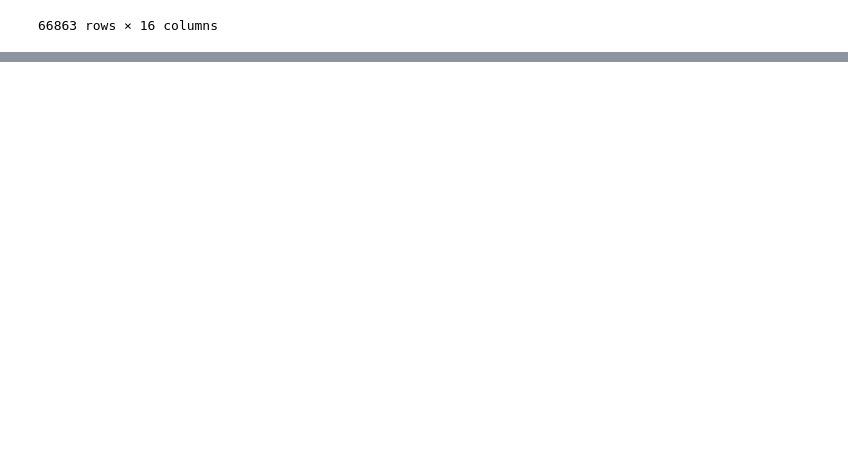
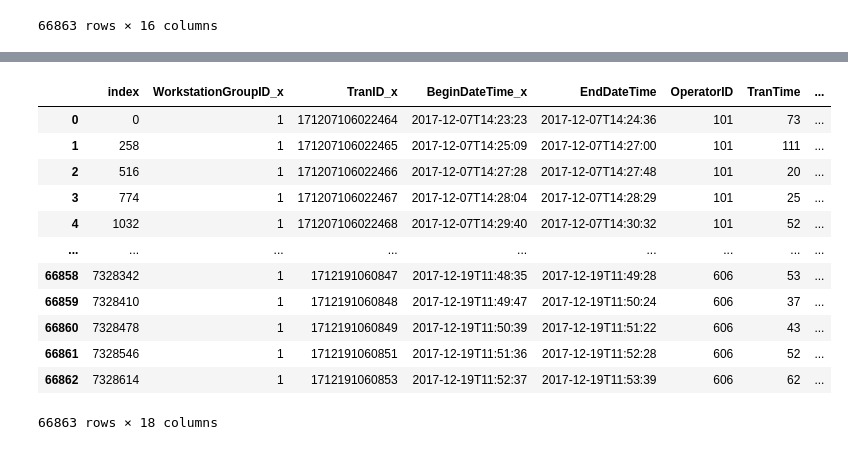
Before and after one commit to Sadanan643021272-0/python_dataviz2023, a Jupyter notebook: Final2023_DataViz.ipynb, the cells around one changed output, grey strips where cells are left out. Cells and saved outputs as stored; diff of their text form; code cells hidden in the pictures; blank space fills up the shorter version.

```diff
--- a/Final2023_DataViz.ipynb
+++ b/Final2023_DataViz.ipynb
@@ -116,0 +174,17 @@ P2017nodrop.to_csv('P2017.csv', index=False)
+# %%
+import pandas as pd
+
+# สร้าง DataFrame
+P2017 = pd.DataFrame(P2017nodrop)
+
+# สร้างฟังก์ชันสำหรับแปลงค่า
+def convert_value(TNcash):
+    if TNcash ==True:
+        return "cash"
+    else:
+        return "card"
+
+# ใช้ .apply() เพื่อสร้างคอลัมน์ใหม่ที่แปลงค่าจาก Original_Column
+P2017nodrop['Payment method'] = P2017nodrop['TNcash'].apply(convert_value)
+
+print(P2017)
@@ -116,0 +214,16 @@ P2017nodrop.to_csv('P2017.csv', index=False)
+# %%
+P2017.reset_index()
+# %% [output]
+|  | index | WorkstationGroupID_x | TranID_x | BeginDateTime_x | EndDateTime | OperatorID | TranTime | ... |
+| 0 | 0 | 1 | 171207106022464 | 2017-12-07T14:23:23 | 2017-12-07T14:24:36 | 101 | 73 | ... |
+| 1 | 258 | 1 | 171207106022465 | 2017-12-07T14:25:09 | 2017-12-07T14:27:00 | 101 | 111 | ... |
+| 2 | 516 | 1 | 171207106022466 | 2017-12-07T14:27:28 | 2017-12-07T14:27:48 | 101 | 20 | ... |
+| 3 | 774 | 1 | 171207106022467 | 2017-12-07T14:28:04 | 2017-12-07T14:28:29 | 101 | 25 | ... |
+| 4 | 1032 | 1 | 171207106022468 | 2017-12-07T14:29:40 | 2017-12-07T14:30:32 | 101 | 52 | ... |
+| ... | ... | ... | ... | ... | ... | ... | ... | ... |
+| 66858 | 7328342 | 1 | 1712191060847 | 2017-12-19T11:48:35 | 2017-12-19T11:49:28 | 606 | 53 | ... |
+| 66859 | 7328410 | 1 | 1712191060848 | 2017-12-19T11:49:47 | 2017-12-19T11:50:24 | 606 | 37 | ... |
+| 66860 | 7328478 | 1 | 1712191060849 | 2017-12-19T11:50:39 | 2017-12-19T11:51:22 | 606 | 43 | ... |
+| 66861 | 7328546 | 1 | 1712191060851 | 2017-12-19T11:51:36 | 2017-12-19T11:52:28 | 606 | 52 | ... |
+| 66862 | 7328614 | 1 | 1712191060853 | 2017-12-19T11:52:37 | 2017-12-19T11:53:39 | 606 | 62 | ... |
+66863 rows × 18 columns
```
Also changed, not shown: parts of 44 cells of this notebook.
